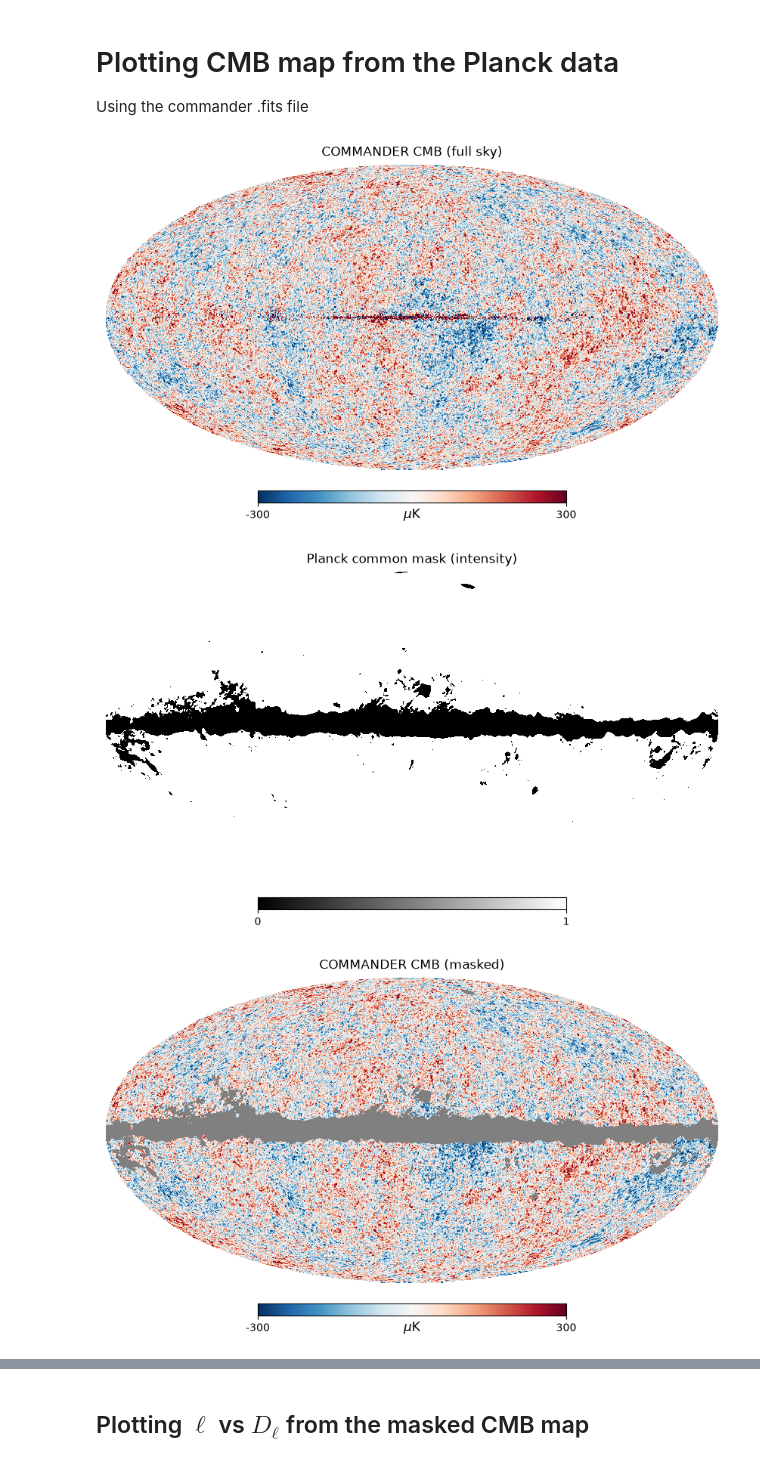
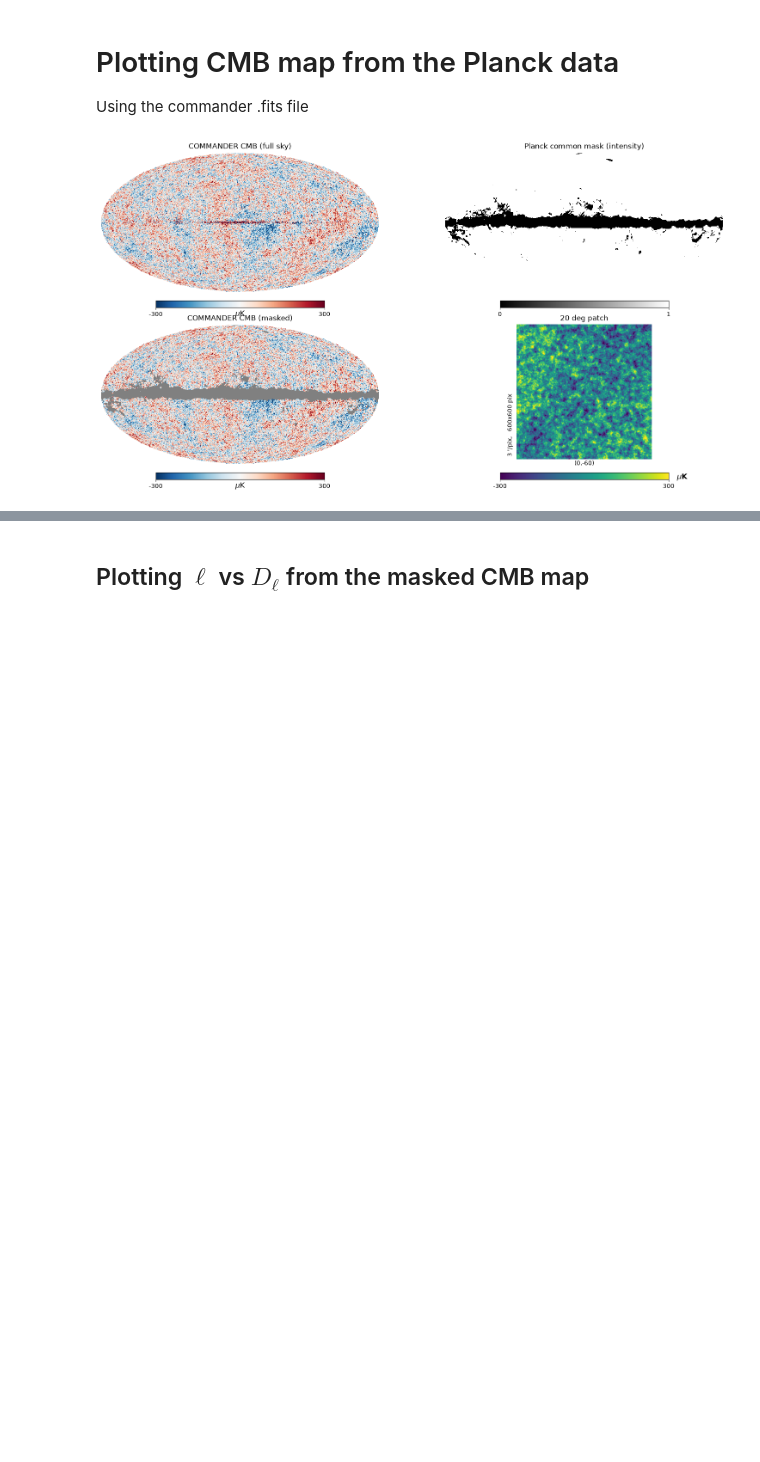
Before and after one commit to yugantchelak/Hubble-Tension, a Jupyter notebook: CMB/CMB_Planck.ipynb, the cells around one changed output, grey strips where cells are left out. Cells and saved outputs as stored; diff of their text form; code cells hidden in the pictures; blank space fills up the shorter version.

```diff
--- a/CMB/CMB_Planck.ipynb
+++ b/CMB/CMB_Planck.ipynb
@@ -4,34 +4,33 @@ Using the commander .fits file
 # %%
 import healpy as hp
 import numpy as np
 import matplotlib.pyplot as plt
 
 # ---- Load ----
 cmb, mask = hp.read_map("Plancks Data/COM_CMB_IQU-commander_2048_R3.00_full.fits", field=(0, 3))
 
 cmb *= 1e6          # K -> microK
 masked = cmb * mask
 
+fig = plt.figure(figsize=(16, 8)) # For Healpy, plt.subplots doesn't work, so we use the 'sub' parameter for plotting the spheres together in a single plot.
+
 # ---- Maps ----
 hp.mollview(cmb, min=-300, max=300, unit=r"$\mu$K",
-            title="COMMANDER CMB (full sky)", cmap="RdBu_r")
-plt.savefig("Saved Data/cmb_full_sky.png", dpi=300, bbox_inches="tight")
+            title="COMMANDER CMB (full sky)", cmap="RdBu_r", sub=(2, 2, 1))
 
-hp.mollview(mask, title="Planck common mask (intensity)", cmap="gray")
-plt.savefig("Saved Data/planck_mask.png", dpi=300, bbox_inches="tight")
+hp.mollview(mask, title="Planck common mask (intensity)", cmap="gray", sub=(2, 2, 2))
 
 masked_plot = np.where(mask > 0, masked, hp.UNSEEN)
 
 hp.mollview(masked_plot, min=-300, max=300, unit=r"$\mu$K",
-            title="COMMANDER CMB (masked)", cmap="RdBu_r")
-plt.savefig("Saved Data/cmb_masked.png", dpi=300, bbox_inches="tight")
+            title="COMMANDER CMB (masked)", cmap="RdBu_r", sub=(2, 2, 3))
 
 # gnomview zoom on a patch, to see the ~1 degree hot/cold spots
 hp.gnomview(masked_plot, rot=(0, -60), xsize=600, reso=3,
-            min=-300, max=300, unit=r"$\mu$K", title="20 deg patch")
+            min=-300, max=300, unit=r"$\mu$K", title="20 deg patch", sub=(2, 2, 4))
 
+
+plt.savefig("Saved Data/CMB_Sky.png", dpi=300, bbox_inches="tight")
 plt.show()
 # %% [output]
-[figure, old version]
+[figure, new version]
-[figure, removed]
-[figure, removed]
```
Also changed, not shown: parts of 6 cells of this notebook, 19 other files.
